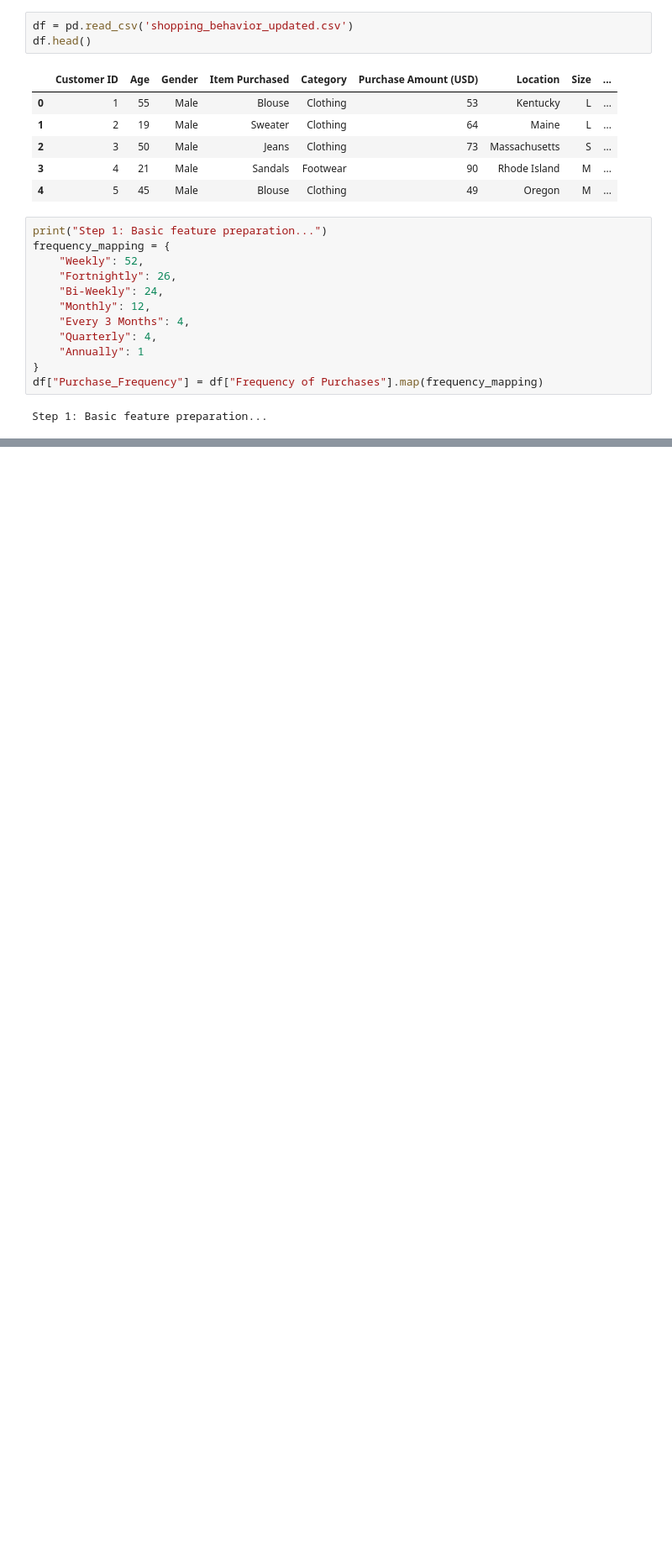
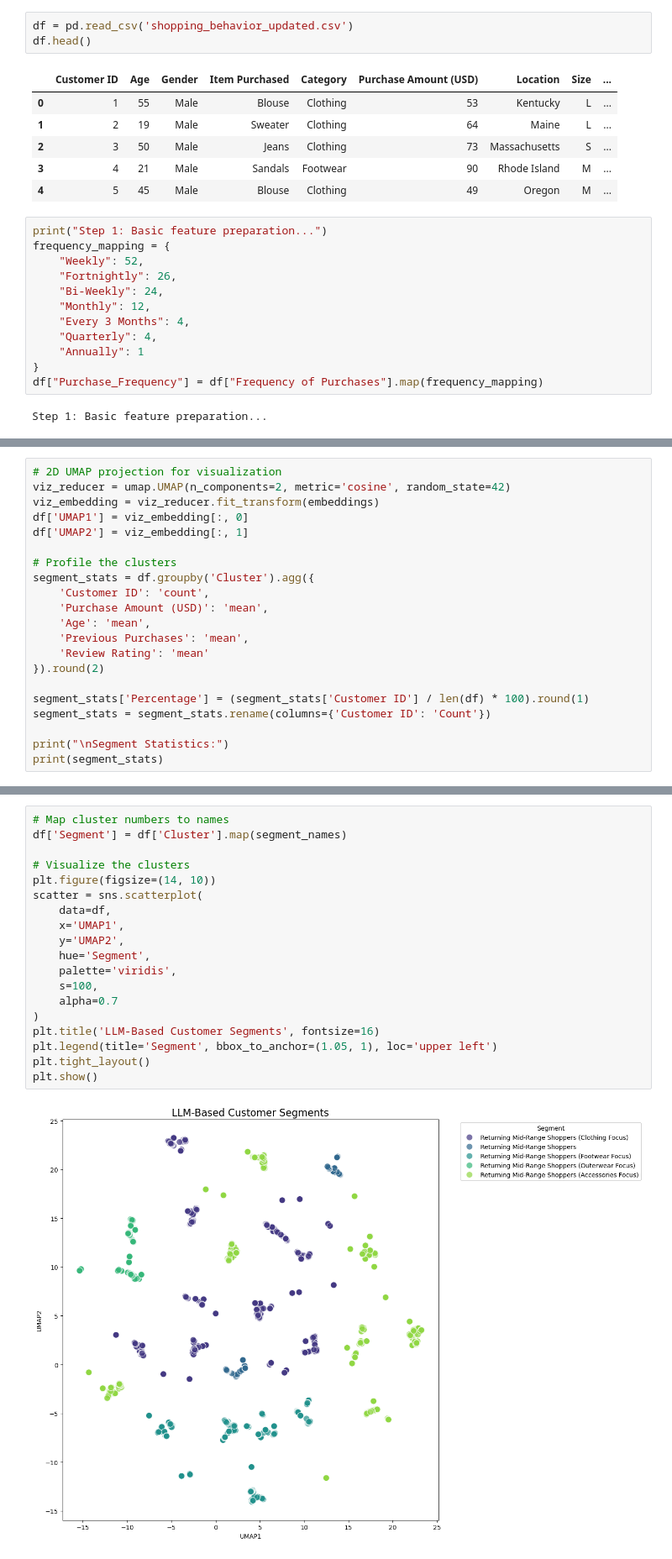
Before and after one commit to CassandraMaldonado/ML_customer_clustering, a Jupyter notebook: LLM_KMeans.ipynb, the cells around one changed output, grey strips where cells are left out. Shown: that part at 84% size. Drawn from its saved outputs; the diff is of its cells as text; blank space fills up the shorter version.

```diff
--- a/LLM_KMeans.ipynb
+++ b/LLM_KMeans.ipynb
@@ -569,0 +101,21 @@ Step 17: Marketing recommendations...
+# %%
+# 2D UMAP projection for visualization
+viz_reducer = umap.UMAP(n_components=2, metric='cosine', random_state=42)
+viz_embedding = viz_reducer.fit_transform(embeddings)
+df['UMAP1'] = viz_embedding[:, 0]
+df['UMAP2'] = viz_embedding[:, 1]
+
+# Profile the clusters
+segment_stats = df.groupby('Cluster').agg({
+    'Customer ID': 'count',
+    'Purchase Amount (USD)': 'mean',
+    'Age': 'mean',
+    'Previous Purchases': 'mean',
+    'Review Rating': 'mean'
+}).round(2)
+
+segment_stats['Percentage'] = (segment_stats['Customer ID'] / len(df) * 100).round(1)
+segment_stats = segment_stats.rename(columns={'Customer ID': 'Count'})
+
+print("\nSegment Statistics:")
+print(segment_stats)
@@ -569,0 +192,21 @@ Step 17: Marketing recommendations...
+# %%
+# Map cluster numbers to names
+df['Segment'] = df['Cluster'].map(segment_names)
+
+# Visualize the clusters
+plt.figure(figsize=(14, 10))
+scatter = sns.scatterplot(
+    data=df,
+    x='UMAP1',
+    y='UMAP2',
+    hue='Segment',
+    palette='viridis',
+    s=100,
+    alpha=0.7
+)
+plt.title('LLM-Based Customer Segments', fontsize=16)
+plt.legend(title='Segment', bbox_to_anchor=(1.05, 1), loc='upper left')
+plt.tight_layout()
+plt.show()
+# %% [output]
+[figure, added]
```
Also changed, not shown: parts of 39 cells of this notebook.
